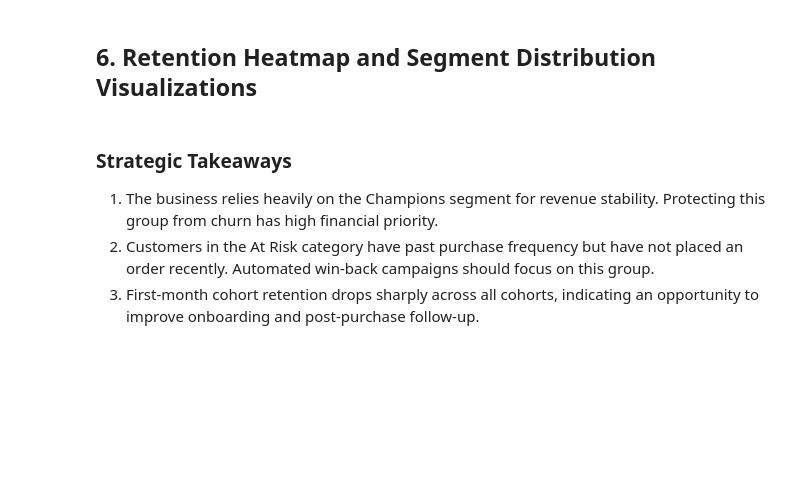
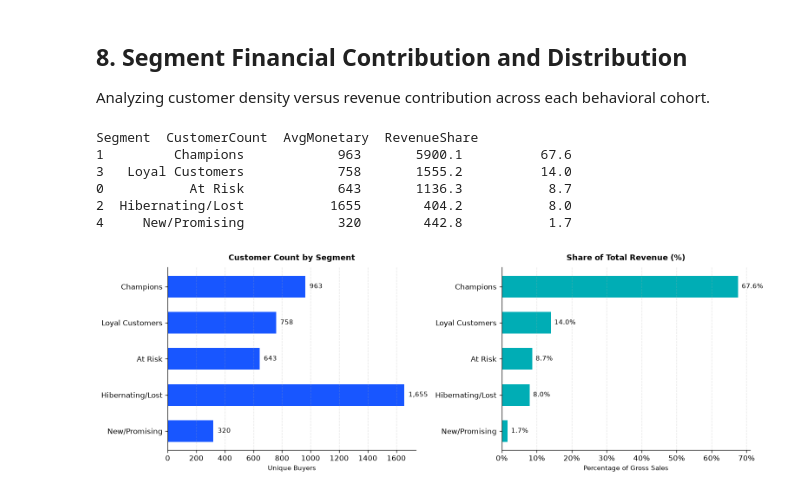
Before and after one commit to haydermuhib/02_user_cohort_rfm_analytics, a Jupyter notebook: notebooks/01_cohort_retention_and_rfm_eda.ipynb, the cells around one changed output. Saved outputs shown, nothing was run; the diff lists cells and outputs as text; code cells hidden in the pictures; blank space fills up the shorter version.

```diff
--- a/notebooks/01_cohort_retention_and_rfm_eda.ipynb
+++ b/notebooks/01_cohort_retention_and_rfm_eda.ipynb
@@ -128,23 +231,48 @@ print(df_rfm['Segment'].value_counts())
-# %% [markdown]
-## 6. Retention Heatmap and Segment Distribution Visualizations
-# %%
-# Plot Segment Counts
-fig, ax = plt.subplots(figsize=(8, 4))
-counts = df_rfm['Segment'].value_counts()
-bars = ax.barh(counts.index, counts.values, color='#1856FF')
-ax.set_title("Customer Distribution by RFM Segment", fontsize=13, pad=10, fontweight='bold')
-ax.set_xlabel("Number of Customers", fontsize=11)
-ax.spines['top'].set_visible(False)
-ax.spines['right'].set_visible(False)
-
-for bar in bars:
-    val = bar.get_width()
-    ax.text(val + 30, bar.get_y() + bar.get_height()/2.0, f"{int(val):,}", va='center')
-
-plt.tight_layout()
-plt.show()
-# %% [markdown]
-### Strategic Takeaways
-1. The business relies heavily on the Champions segment for revenue stability. Protecting this group from churn has high financial priority.
-2. Customers in the At Risk category have past purchase frequency but have not placed an order recently. Automated win-back campaigns should focus on this group.
-3. First-month cohort retention drops sharply across all cohorts, indicating an opportunity to improve onboarding and post-purchase follow-up.
+# %% [markdown]
+## 8. Segment Financial Contribution and Distribution
+Analyzing customer density versus revenue contribution across each behavioral cohort.
+# %%
+seg_perf = df_rfm.groupby('Segment').agg(
+    CustomerCount=('CustomerID', 'count'),
+    AvgMonetary=('Monetary', 'mean'),
+    TotalMonetary=('Monetary', 'sum')
+).reset_index().sort_values('TotalMonetary', ascending=False)
+
+seg_perf['RevenueShare'] = (seg_perf['TotalMonetary'] / seg_perf['TotalMonetary'].sum()) * 100
+
+fig, (ax1, ax2) = plt.subplots(1, 2, figsize=(13, 4.5))
+fig.patch.set_facecolor('#FFFFFF')
+
+# Headcount
+bars1 = ax1.barh(seg_perf['Segment'][::-1], seg_perf['CustomerCount'][::-1], color='#1856FF', height=0.6)
+ax1.set_title('Customer Count by Segment', fontsize=11, fontweight='bold', pad=10)
+ax1.set_xlabel('Unique Buyers', fontsize=9)
+ax1.grid(True, linestyle='--', alpha=0.3, axis='x')
+ax1.spines['top'].set_visible(False)
+ax1.spines['right'].set_visible(False)
+for bar in bars1:
+    w = bar.get_width()
+    ax1.text(w + 30, bar.get_y() + bar.get_height() / 2, f"{int(w):,}", va='center', fontsize=9)
+
+# Revenue Share
+bars2 = ax2.barh(seg_perf['Segment'][::-1], seg_perf['RevenueShare'][::-1], color='#00ADB5', height=0.6)
+ax2.set_title('Share of Total Revenue (%)', fontsize=11, fontweight='bold', pad=10)
+ax2.set_xlabel('Percentage of Gross Sales', fontsize=9)
+ax2.xaxis.set_major_formatter(ticker.StrMethodFormatter('{x:.0f}%'))
+ax2.grid(True, linestyle='--', alpha=0.3, axis='x')
+ax2.spines['top'].set_visible(False)
+ax2.spines['right'].set_visible(False)
+for bar in bars2:
+    w = bar.get_width()
+    ax2.text(w + 1, bar.get_y() + bar.get_height() / 2, f"{w:.1f}%", va='center', fontsize=9)
+
+plt.tight_layout()
+plt.show()
+# %% [output]
+Segment  CustomerCount  AvgMonetary  RevenueShare
+1         Champions            963       5900.1          67.6
+3   Loyal Customers            758       1555.2          14.0
+0           At Risk            643       1136.3           8.7
+2  Hibernating/Lost           1655        404.2           8.0
+4     New/Promising            320        442.8           1.7
+[figure, added]
```
Also changed, not shown: parts of 19 cells of this notebook, 13 other files.
